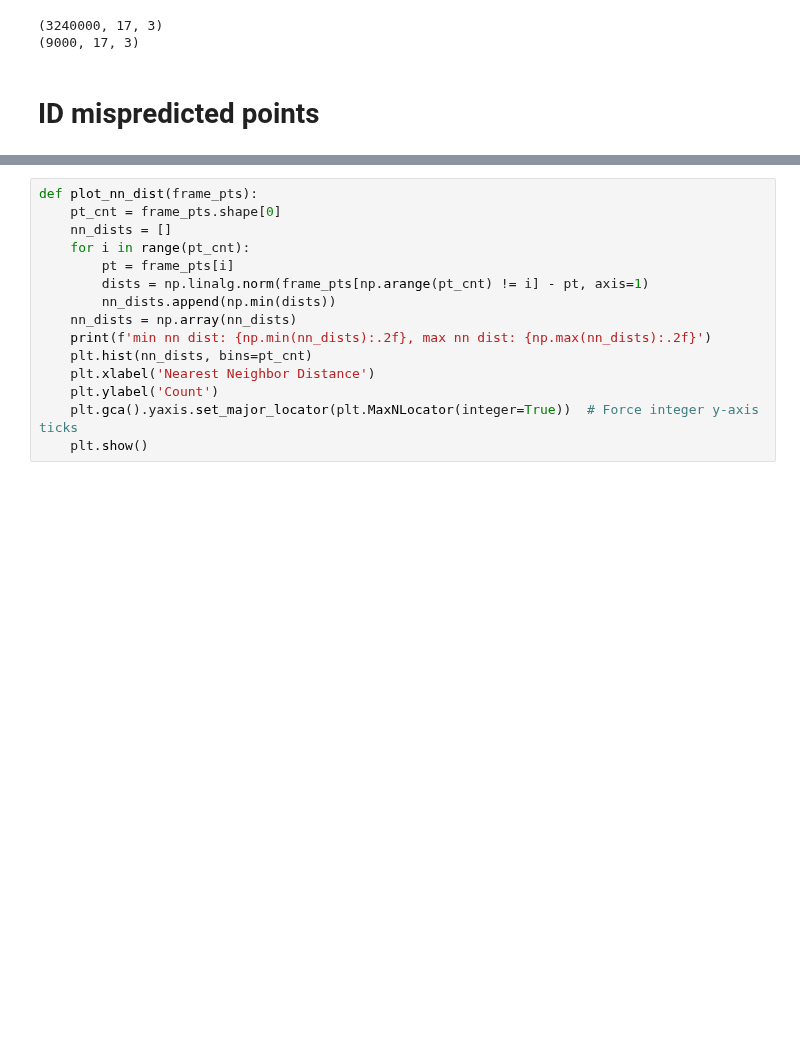
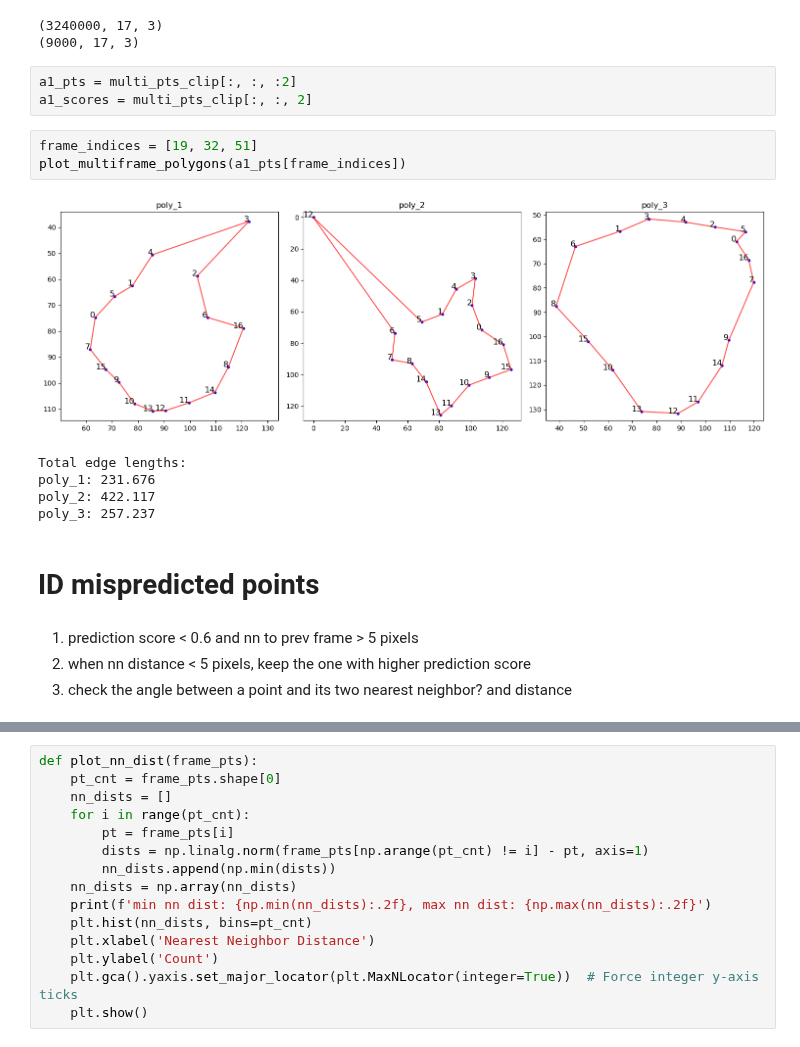
Before and after one commit to mingxiaowei/jelly-sleap, a Jupyter notebook: sleap/jelly/notebook/manual_correction.ipynb, the cells around one changed output, grey strips where cells are left out. Drawn from its saved outputs; the diff is of its cells as text; blank space fills up the shorter version.

```diff
--- a/sleap/jelly/notebook/manual_correction.ipynb
+++ b/sleap/jelly/notebook/manual_correction.ipynb
@@ -44,5 +45,21 @@ print(multi_pts_clip.shape)
 # %% [output]
 (3240000, 17, 3)
 (9000, 17, 3)
+# %%
+a1_pts = multi_pts_clip[:, :, :2]
+a1_scores = multi_pts_clip[:, :, 2]
+# %%
+frame_indices = [19, 32, 51]
+plot_multiframe_polygons(a1_pts[frame_indices])
+# %% [output]
+[figure, added]
+Total edge lengths:
+poly_1: 231.676
+poly_2: 422.117
+poly_3: 257.237
 # %% [markdown]
 # ID mispredicted points
+# %% [markdown]
+1. prediction score < 0.6 and nn to prev frame > 5 pixels
+2. when nn distance < 5 pixels, keep the one with higher prediction score
+3. check the angle between a point and its two nearest neighbor? and distance
```
Also changed, not shown: parts of 25 cells of this notebook, 7 other files.
